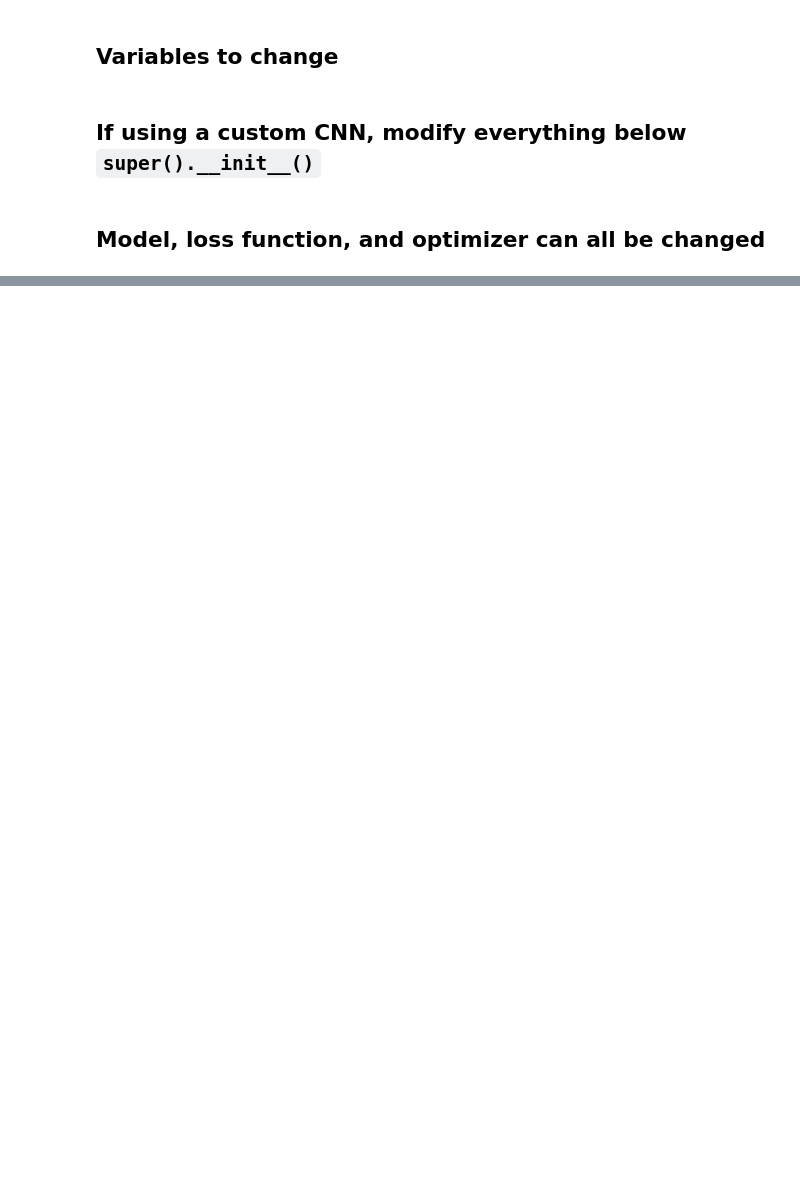
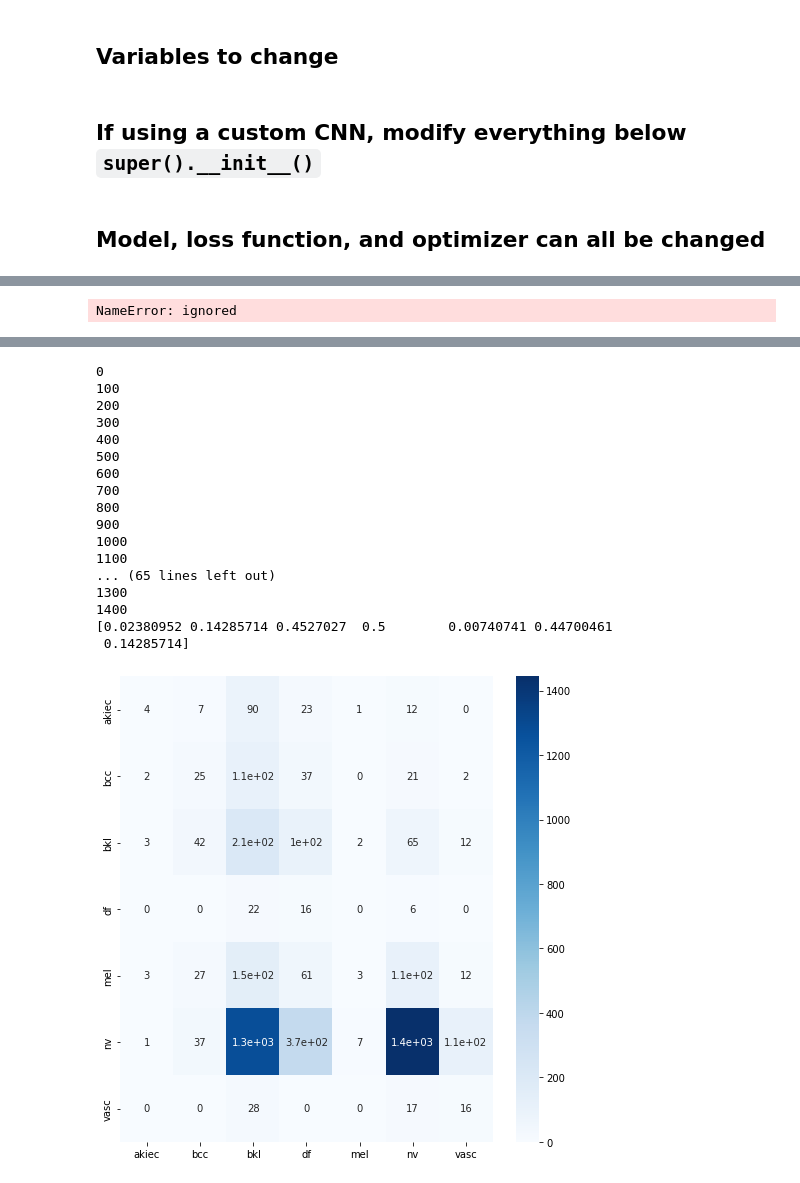
Before and after one commit to mrobinette70/TheoryofML-grp2, a Jupyter notebook: train.ipynb, the cells around one changed output, grey strips where cells are left out. Saved outputs shown, nothing was run; the diff lists cells and outputs as text; code cells hidden in the pictures; blank space fills up the shorter version.

```diff
--- a/train.ipynb
+++ b/train.ipynb
@@ -255,7 +399,8 @@ Text(0, 0.5, 'Val Loss')
 # %%
 # Test a model on val set
-model_path = path + 'models/saved_model' + str(epoch_high) + '.pth'
+model_path = path + 'models/' + experiment + '/saved_model' + str(epoch_high) + '.pth'
 net_test.load_state_dict(torch.load(model_path))
+net_test.eval()
 preds, truth = [], []
 with torch.no_grad():
     for data in valloader:
@@ -275,0 +419,58 @@ FileNotFoundError: ignored
+# %%
+epoch_high
+# %% [output]
+NameError: ignored
+# %%
+device = torch.device('cuda:0' if torch.cuda.is_available() else 'cpu')
+torch.backends.cudnn.benchmark = True
+path = '/content/gdrive/MyDrive/'
+classes = np.sort(os.listdir(path + 'data/val'))
+net_test = torchvision.models.mobilenet_v2(pretrained=True)
+num_feats = net_test.classifier[-1].in_features
+bias = not net_test.classifier[-1].bias == None
+net_test.classifier[-1] = nn.Linear(in_features=num_feats, out_features=7, bias=bias)
+model_path = path + 'models/' + 'run1' + '/saved_model' + str(19) + '.pth'
+net_test.load_state_dict(torch.load(model_path))
+net_test = net_test.to(device)
+net_test.eval()
+
+transform = transforms.Compose([transforms.Resize(224),
+                                  transforms.ToTensor(),
+                                  transforms.Normalize([0.485, 0.456, 0.406],
+                                                      [0.229, 0.224, 0.225])])
+# Create training and validation datasets
+image_datasets = {x: datasets.ImageFolder(path + 'data/' + x, transform=transform) for x in ['train', 'val', 'test']}
+# Create training and validation dataloaders
+
+dataloaders_dict = {x: torch.utils.data.DataLoader(image_datasets[x], batch_size=1, shuffle=True, num_workers=2) for x in ['train', 'val', 'test']}
+all_gt, all_preds = [], []
+image_pred = [{}, {}, {}]
+with torch.no_grad():
+    for j, group in enumerate(['train', 'val', 'test']):
+      preds, gt = [], []
+      for i, (inputs, labels) in enumerate(dataloaders_dict[group]):
+          test_input = inputs.to(device)
+          test_label = labels.to(device)
+          test_output = net_test(test_input)
+          _, test_pred = torch.max(test_output, 1)
+          sample_fname, label = dataloaders_dict[group].dataset.samples[i]
+          img = sample_fname.split('/')[-1]
+          image_pred[j][img] = test_pred.item()
+          preds.append(test_pred.item())
+          gt.append(labels.item())
+          if i%100 == 0: print(i)
+      all_gt.append(gt)
+      all_preds.append(preds)
+      ppv, sens, _, _ = precision_recall_fscore_support(gt, preds, average=None, labels=list(np.sort(pd.Series(gt).unique())))
+      print(sens)
+      conf_mat_norm = sklearn.metrics.confusion_matrix(gt, preds, labels=list(np.sort(pd.Series(gt).unique())), normalize='true')
+      conf_mat = sklearn.metrics.confusion_matrix(gt, preds, labels=list(np.sort(pd.Series(gt).unique())), normalize=None)
+      plt.figure(figsize=(7, 7))
+      sns.heatmap(conf_mat, cmap='Blues', xticklabels=list(classes), yticklabels=list(classes), annot=True)
+      plt.tight_layout()
+      plt.savefig(path + 'data/' + group + '.jpg')
+      plt.figure(figsize=(7, 7))
+      sns.heatmap(conf_mat_norm, cmap='Blues', xticklabels=list(classes), yticklabels=list(classes), annot=True)
+      plt.tight_layout()
+      plt.savefig(path + 'data/' + group + '_norm.jpg')
+# %% [output]
@@ -275,0 +478,18 @@ FileNotFoundError: ignored
+0
+100
+200
+300
+400
+500
+600
+700
+800
+900
+1000
+1100
+... (65 lines left out)
+1300
+1400
+[0.02380952 0.14285714 0.4527027  0.5        0.00740741 0.44700461
+ 0.14285714]
+[figure, added]
```
Also changed, not shown: parts of 24 cells of this notebook.
